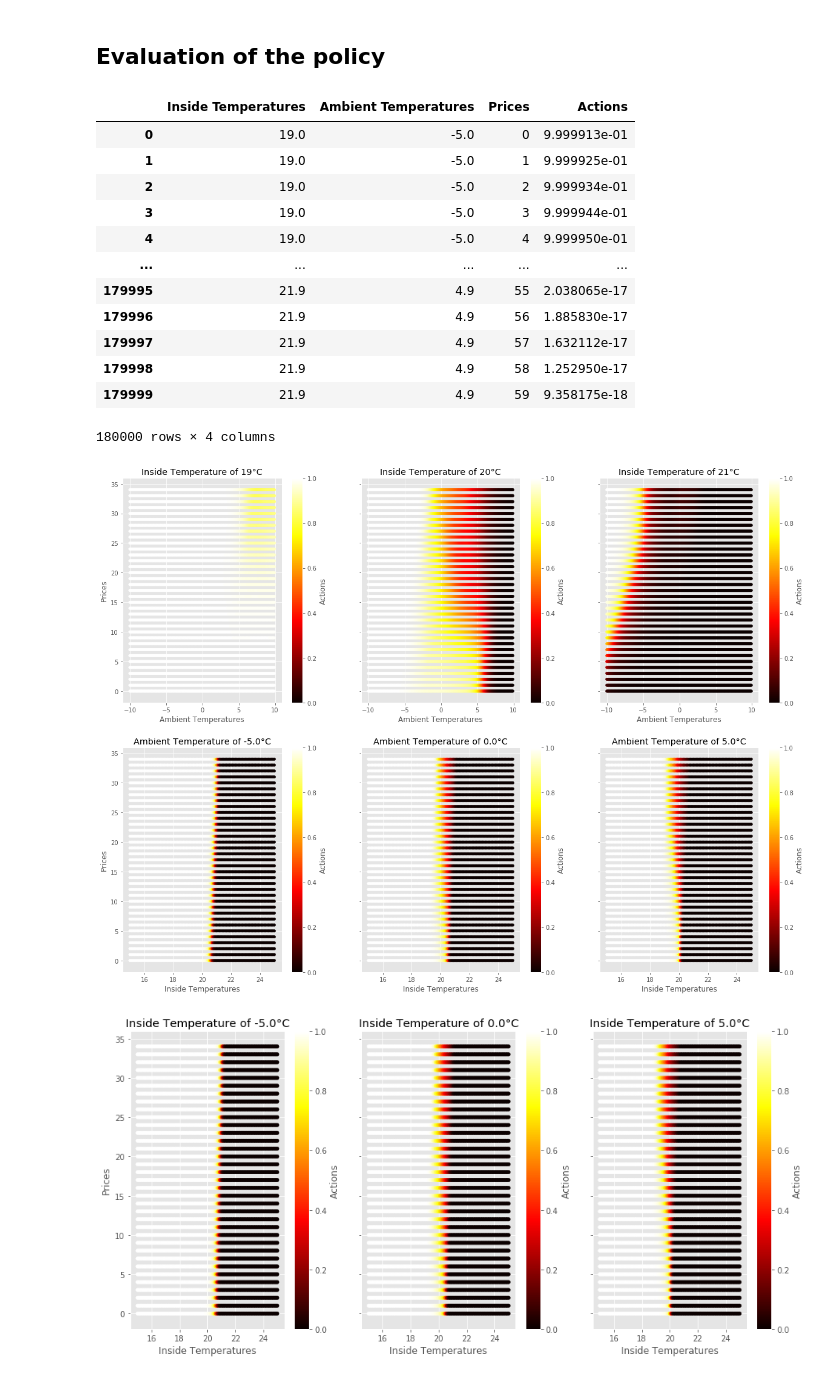
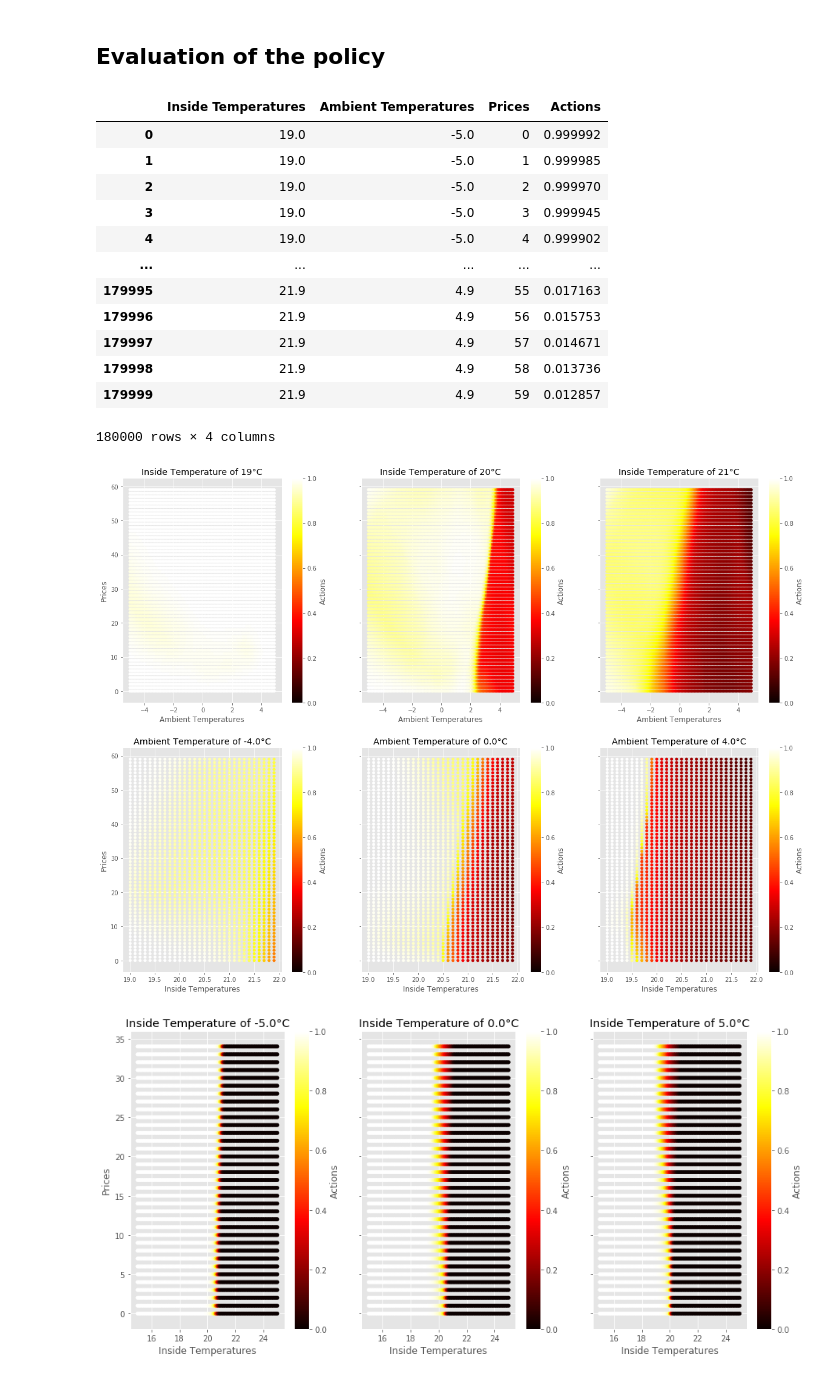
Before and after one commit to Cernewein/heating-RL-agent, a Jupyter notebook: Notebooks/Visualization.ipynb, the cells around one changed output. Drawn from its saved outputs; the diff is of its cells as text; code cells hidden in the pictures.

Commit message:
Removed time from state space and new visualizations

```diff
--- a/Notebooks/Visualization.ipynb
+++ b/Notebooks/Visualization.ipynb
@@ -329,7 +330,7 @@ total_power
 # %% [markdown]
 # DDPG
 # %%
-rewards = pkl.load(open('data/output/DDPG/3238021_dynamic_True_rewards_dqn.pkl', "rb"))
+rewards = pkl.load(open('data/output/DDPG/5751464_dynamic_True_rewards_dqn.pkl', "rb"))
 # %%
 rewards[-1]
 # %% [output]
@@ -366,5 +367,7 @@ Text(0.5, 0, 'Episode')
 # %%
-eval_data = pkl.load(open('data/output/DDPG/DDPG_1h_eval.pkl', 'rb'))
+eval_data = pkl.load(open('data/output/DDPG/DDPG_eval.pkl', 'rb'))
+# %%
+eval_data = pkl.load(open('data/output/DDPG/Model_for_multi_building/DDPG_19_degrees_eval.pkl', 'rb'))
 # %%
 eval_data['Date'] = pd.date_range(start='2014-01-01',end='2014-02-01', periods=len(eval_data))
 eval_data.index = eval_data['Date']
@@ -414,44 +417,44 @@ costs_dqn
 # %% [markdown]
 ## Evaluation of the policy
 # %%
-policy_data = pkl.load(open('data/output/DDPG/DDPGpolicy_eval.pkl', 'rb'))
+policy_data = pkl.load(open('data/output/DDPG/Model_for_multi_building/DDPG_19_C_policy_eval.pkl', 'rb'))
 # %%
 policy_data
 # %% [output]
 |  | Inside Temperatures | Ambient Temperatures | Prices | Actions |
-| 0 | 19.0 | -5.0 | 0 | 9.999913e-01 |
-| 1 | 19.0 | -5.0 | 1 | 9.999925e-01 |
-| 2 | 19.0 | -5.0 | 2 | 9.999934e-01 |
-| 3 | 19.0 | -5.0 | 3 | 9.999944e-01 |
-| 4 | 19.0 | -5.0 | 4 | 9.999950e-01 |
+| 0 | 19.0 | -5.0 | 0 | 0.999992 |
+| 1 | 19.0 | -5.0 | 1 | 0.999985 |
+| 2 | 19.0 | -5.0 | 2 | 0.999970 |
+| 3 | 19.0 | -5.0 | 3 | 0.999945 |
+| 4 | 19.0 | -5.0 | 4 | 0.999902 |
 | ... | ... | ... | ... | ... |
-| 179995 | 21.9 | 4.9 | 55 | 2.038065e-17 |
-| 179996 | 21.9 | 4.9 | 56 | 1.885830e-17 |
-| 179997 | 21.9 | 4.9 | 57 | 1.632112e-17 |
-| 179998 | 21.9 | 4.9 | 58 | 1.252950e-17 |
-| 179999 | 21.9 | 4.9 | 59 | 9.358175e-18 |
+| 179995 | 21.9 | 4.9 | 55 | 0.017163 |
+| 179996 | 21.9 | 4.9 | 56 | 0.015753 |
+| 179997 | 21.9 | 4.9 | 57 | 0.014671 |
+| 179998 | 21.9 | 4.9 | 58 | 0.013736 |
+| 179999 | 21.9 | 4.9 | 59 | 0.012857 |
 180000 rows × 4 columns
 # %%
 fig, axs = plt.subplots(2,3,figsize=(20,15), sharey=True)
 
 selected_temperatures = [19, 20, 21]
 
 for i in range(3):
-    selected = policy_data[(policy_data['Inside Temperatures'] == selected_temperatures[i]) & (policy_data['Ambient Temperatures']<=10)]
+    selected = policy_data[(np.round(policy_data['Inside Temperatures'],1) == selected_temperatures[i])]
     selected.plot.scatter(x='Ambient Temperatures', y = 'Prices',c='Actions', colormap='hot', colorbar='False', ax = axs[0][i], vmin=0, vmax=1)
     axs[0][i].set_title('Inside Temperature of {}°C'.format(selected_temperatures[i]))
 
-selected_temperatures = [-5., 0., 5.]
+selected_temperatures = [-4., 0., 4.]
 
 for i in range(3):
-    selected = policy_data[(policy_data['Inside Temperatures'] <= 25)& (policy_data['Inside Temperatures'] >= 15)& (np.round(policy_data['Ambient Temperatures'],1) == selected_temperatures[i])]
+    selected = policy_data[(np.round(policy_data['Ambient Temperatures'],1) == selected_temperatures[i])]
     selected.plot.scatter(x='Inside Temperatures', y = 'Prices',c='Actions', colormap='hot', colorbar='False', ax = axs[1][i], vmin=0, vmax=1)
     axs[1][i].set_title('Ambient Temperature of {}°C'.format(selected_temperatures[i]))
 
 #fig.colorbar(ims[0], ax=axs)
-plt.savefig('data/output/DDPG/DDPG_policy_eval.png',bbox_inches='tight')
+#plt.savefig('data/output/DDPG/DDPG_policy_eval.png',bbox_inches='tight')
 # %% [output]
-[figure, old version]
+[figure, new version]
 # %%
 import numpy as np
 fig, axs = plt.subplots(1,3,figsize=(15,7), sharey=True)
```
Also changed, not shown: parts of 6 cells of this notebook, 3 other files.
